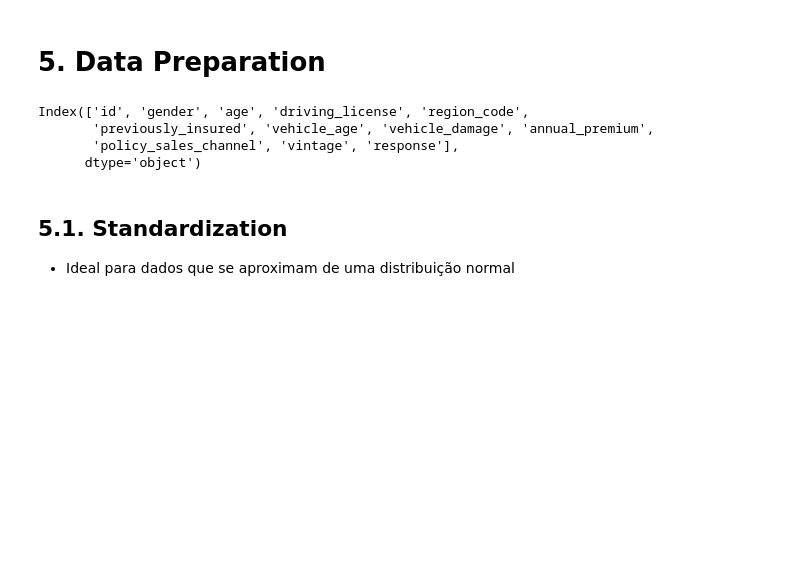
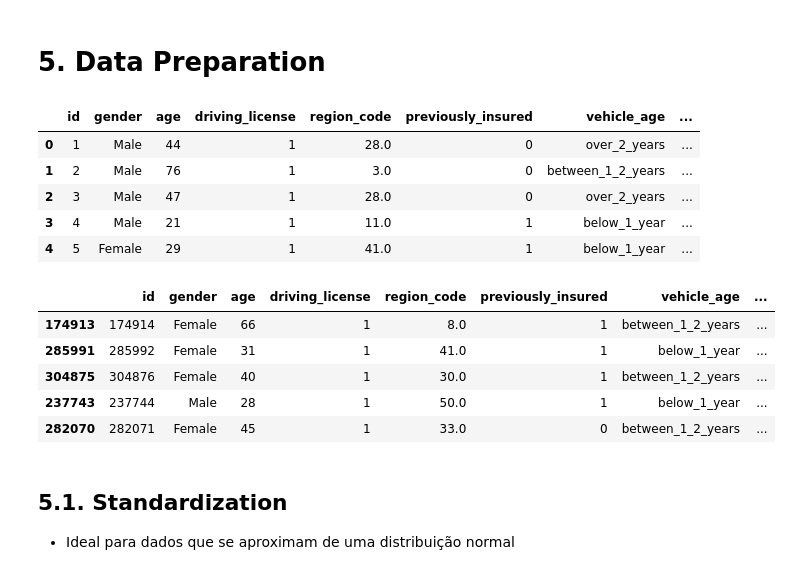
Before and after one commit to ezequielpf/health_insurance_cross_sell, a Jupyter notebook: notebooks/1.0.epf_health_insurance_cross_sell.ipynb, the cells around one changed output. Cells and saved outputs as stored; diff of their text form; code cells hidden in the pictures; blank space fills up the shorter version.

```diff
--- a/notebooks/1.0.epf_health_insurance_cross_sell.ipynb
+++ b/notebooks/1.0.epf_health_insurance_cross_sell.ipynb
@@ -263,9 +272,11 @@ sns.histplot(df1.loc[df1['response'] == 1, 'vintage'], ax=ax[2]);
 # %% [markdown]
 # 5. Data Preparation
 # %%
-df1.columns
+df1.head()
 # %% [output]
-Index(['id', 'gender', 'age', 'driving_license', 'region_code',
-       'previously_insured', 'vehicle_age', 'vehicle_damage', 'annual_premium',
-       'policy_sales_channel', 'vintage', 'response'],
-      dtype='object')
+|  | id | gender | age | driving_license | region_code | previously_insured | vehicle_age | ... |
+| 0 | 1 | Male | 44 | 1 | 28.0 | 0 | over_2_years | ... |
+| 1 | 2 | Male | 76 | 1 | 3.0 | 0 | between_1_2_years | ... |
+| 2 | 3 | Male | 47 | 1 | 28.0 | 0 | over_2_years | ... |
+| 3 | 4 | Male | 21 | 1 | 11.0 | 1 | below_1_year | ... |
+| 4 | 5 | Female | 29 | 1 | 41.0 | 1 | below_1_year | ... |
@@ -272,3 +292,12 @@ Index(['id', 'gender', 'age', 'driving_license', 'region_code',
+# %%
+df1_val.head()
+# %% [output]
+|  | id | gender | age | driving_license | region_code | previously_insured | vehicle_age | ... |
+| 174913 | 174914 | Female | 66 | 1 | 8.0 | 1 | between_1_2_years | ... |
+| 285991 | 285992 | Female | 31 | 1 | 41.0 | 1 | below_1_year | ... |
+| 304875 | 304876 | Female | 40 | 1 | 30.0 | 1 | between_1_2_years | ... |
+| 237743 | 237744 | Male | 28 | 1 | 50.0 | 1 | below_1_year | ... |
+| 282070 | 282071 | Female | 45 | 1 | 33.0 | 0 | between_1_2_years | ... |
 # %% [markdown]
 ## 5.1. Standardization
 
```
Also changed, not shown: parts of 26 cells of this notebook.
